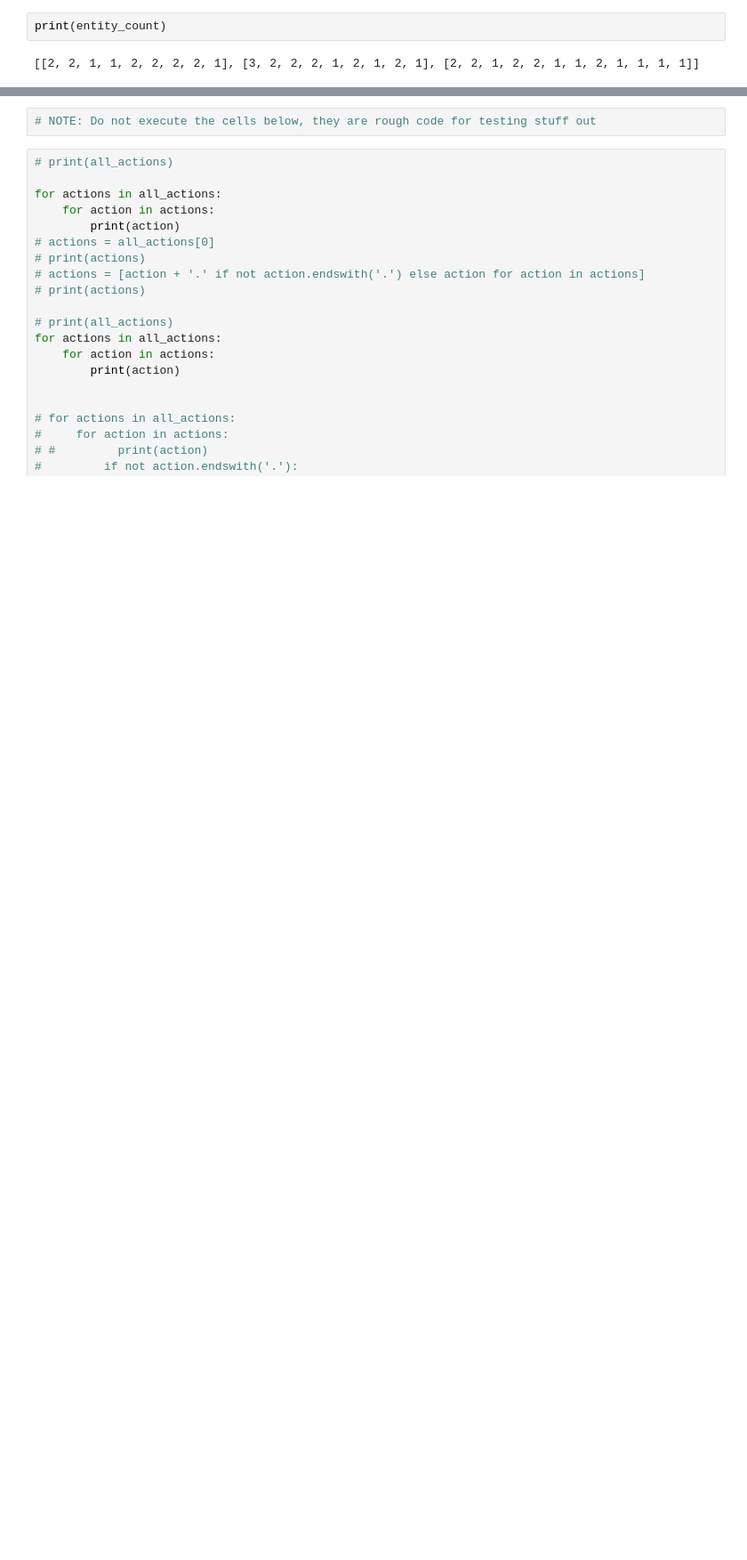
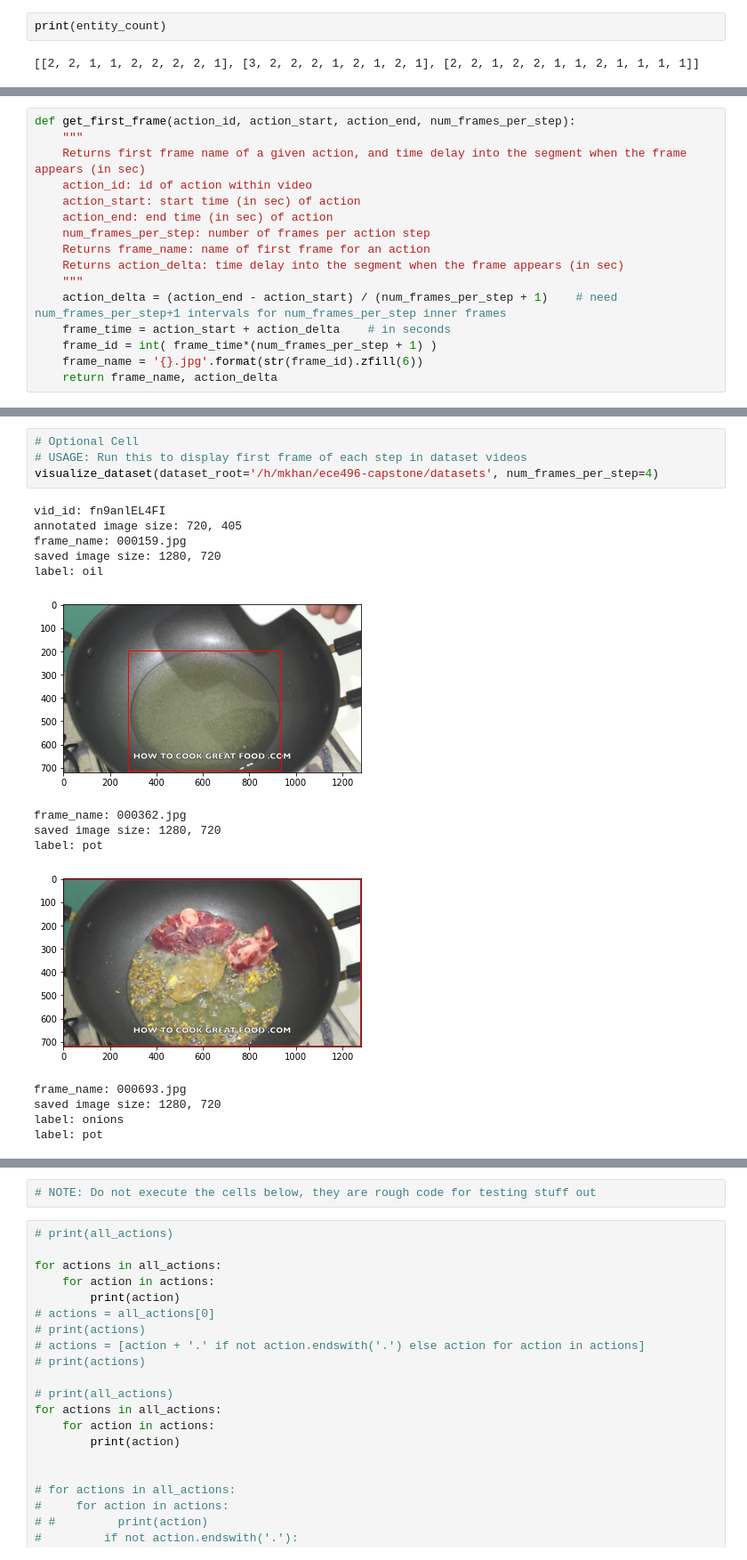
Before and after one commit to hasanmohsin/ece496-capstone, a Jupyter notebook: train/dataset.ipynb, the cells around one changed output, grey strips where cells are left out. Shown at 89% size. Drawn from its saved outputs; the diff is of its cells as text; blank space fills up the shorter version.

Commit message:
Add ground truth visualization for YCII validation dataset boundng boxes

```diff
--- a/train/dataset.ipynb
+++ b/train/dataset.ipynb
@@ -440,0 +433,16 @@ print(entity_count)
+# %%
+def get_first_frame(action_id, action_start, action_end, num_frames_per_step):
+    """
+    Returns first frame name of a given action, and time delay into the segment when the frame appears (in sec)
+    action_id: id of action within video
+    action_start: start time (in sec) of action
+    action_end: end time (in sec) of action
+    num_frames_per_step: number of frames per action step
+    Returns frame_name: name of first frame for an action
+    Returns action_delta: time delay into the segment when the frame appears (in sec)
+    """
+    action_delta = (action_end - action_start) / (num_frames_per_step + 1)    # need num_frames_per_step+1 intervals for num_frames_per_step inner frames
+    frame_time = action_start + action_delta    # in seconds
+    frame_id = int( frame_time*(num_frames_per_step + 1) )
+    frame_name = '{}.jpg'.format(str(frame_id).zfill(6))
+    return frame_name, action_delta
@@ -440,0 +516,19 @@ print(entity_count)
+# %%
+# Optional Cell
+# USAGE: Run this to display first frame of each step in dataset videos
+visualize_dataset(dataset_root='/h/mkhan/ece496-capstone/datasets', num_frames_per_step=4)
+# %% [output]
+vid_id: fn9anlEL4FI
+annotated image size: 720, 405
+frame_name: 000159.jpg
+saved image size: 1280, 720
+label: oil
+[figure, added]
+frame_name: 000362.jpg
+saved image size: 1280, 720
+label: pot
+[figure, added]
+frame_name: 000693.jpg
+saved image size: 1280, 720
+label: onions
+label: pot
```
Also changed, not shown: parts of 21 cells of this notebook, 7 other files.
